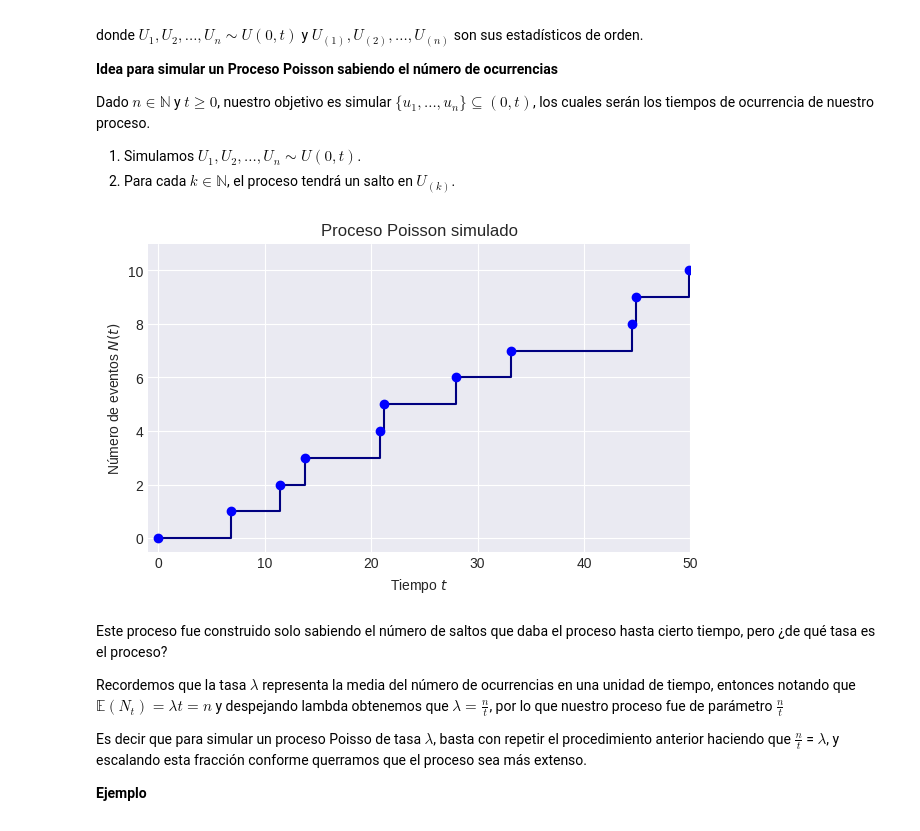
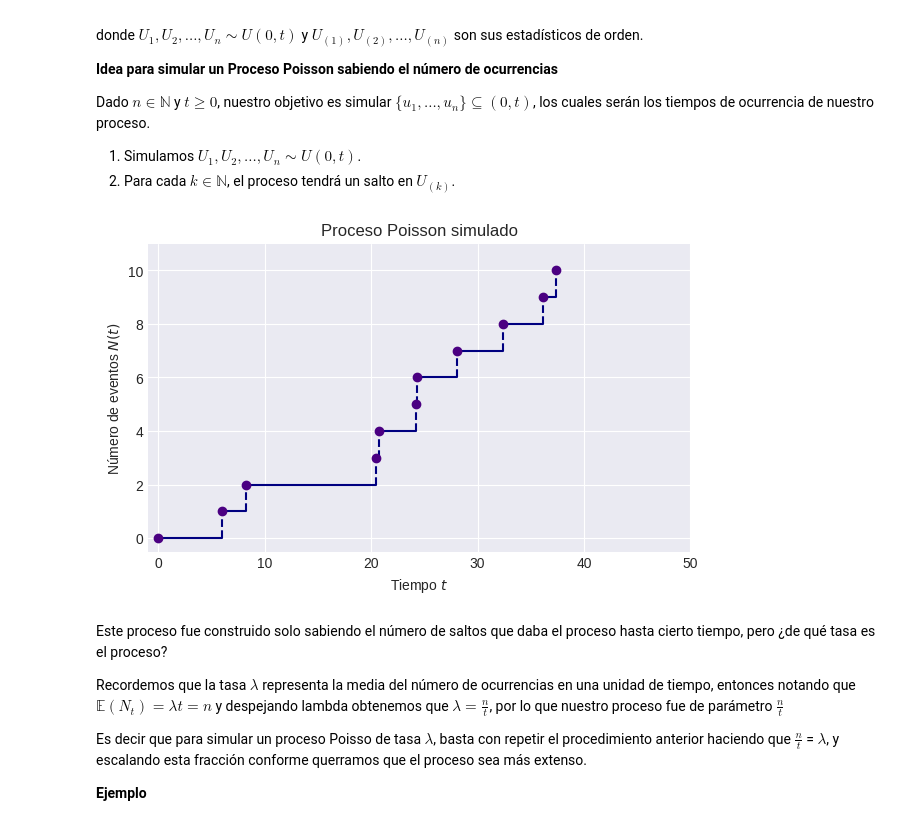
Before and after one commit to eliasegn/ProcesosI, a Jupyter notebook: PP1_SimulacióndelProcesoPoisson.ipynb, the cells around one changed output. Saved outputs shown, nothing was run; the diff lists cells and outputs as text; code cells hidden in the pictures.

```diff
--- a/PP1_SimulacióndelProcesoPoisson.ipynb
+++ b/PP1_SimulacióndelProcesoPoisson.ipynb
@@ -12,17 +12,24 @@ Usaremos las funciones $\texttt{step}$ y $\texttt{scatter}$ de Matplotlib para g
 import numpy as np
 import matplotlib.pyplot as plt
 
-# Tenemos una lista sencilla de tiempos de salto
-llegadas = np.linspace(0,10,11)
+llegadas = np.linspace(0, 10, 11) # Saltos
+conteo = np.arange(1, len(llegadas) + 1) # Valor de la función
 
-# Creamos los puntos para el gráfico escalonado
-conteo = np.arange(1, len(llegadas) + 1)  # [1, 2, 3, ..., n]
+plt.figure(figsize=(7, 4))
 
-# Graficamos usando step y scatter
-plt.figure(figsize=(7, 4))
-plt.step(llegadas, conteo, where='post', color='navy')
-plt.scatter(llegadas, conteo, color='cyan', zorder=3)
-plt.title('Gráfica Escalonada')
+# Dibujamos las líneas para la trayectoria
+for i in range(len(llegadas) - 1):
+    # Línea horizontal
+    plt.plot([llegadas[i], llegadas[i+1]], [conteo[i], conteo[i]], color='navy')
+
+    # Línea vertical punteada
+    plt.plot([llegadas[i+1], llegadas[i+1]], [conteo[i], conteo[i+1]],  # Mantenemos fija a la x y movemos y
+             color='navy', linestyle='--')
+
+# Puntos para indicar el salto
+plt.scatter(llegadas, conteo, color='indigo', zorder=3)
+
+plt.title('Función Escalonada')
 plt.grid()
 plt.show()
 # %% [output]
@@ -47,34 +54,42 @@ Dado $n \in \mathbb{N}$ y $t \geq 0$, nuestro objetivo es simular $\{u_1, ..., u
 # %%
 import numpy as np
 import matplotlib.pyplot as plt
 import random
 import pandas as pd
 
 # Definimos el tiempo t y el número de saltos n
 t = 50
 n = 10
 
 # Generamos n uniformes en el intervalo (0,t) y las ordenamos
 uniformes = np.random.uniform(0, t, n)
 uniformes.sort()
 
 # Creamos un data.frame para los tiempos de recurrencia
 pp1 = pd.DataFrame({'n':range(n+1), 'T_n':np.concatenate([[0],uniformes])}) # Agregamos 0 con 0
 
 # Graficamos con las funciones step y scatter
 plt.figure(figsize=(7,4))
 plt.style.use('seaborn-v0_8-dark')
-plt.step(pp1['T_n'], pp1['n'], where='post', color='navy')
-plt.scatter(pp1['T_n'], pp1['n'], color='blue', zorder=3)
+# Algo análogo a lo anterior
+for i in range(len(pp1['T_n']) - 1):
+    # Línea horizontal
+    plt.plot([pp1['T_n'][i], pp1['T_n'][i+1]], [pp1['n'][i], pp1['n'][i]], color='navy')
+
+    # Línea vertical punteada
+    plt.plot([pp1['T_n'][i+1], pp1['T_n'][i+1]], [pp1['n'][i], pp1['n'][i+1]],  # Mantenemos fija a la x y movemos y
+             color='navy', linestyle='--')
+plt.scatter(pp1['T_n'], pp1['n'], color='indigo', zorder=3)
+plt.plot()
 plt.title('Proceso Poisson simulado')
 plt.xlabel('Tiempo $t$')
 plt.ylabel('Número de eventos $N(t)$')
 plt.xlim(-1, t)
 plt.ylim(-0.5,n+1)
 plt.grid()
 plt.show()
 # %% [output]
-[figure, old version]
+[figure, new version]
 # %% [markdown]
 Este proceso fue construido solo sabiendo el número de saltos que daba el proceso hasta cierto tiempo, pero ¿de qué tasa es el proceso?
 
```
Also changed, not shown: parts of 8 cells of this notebook, 1 other file.
